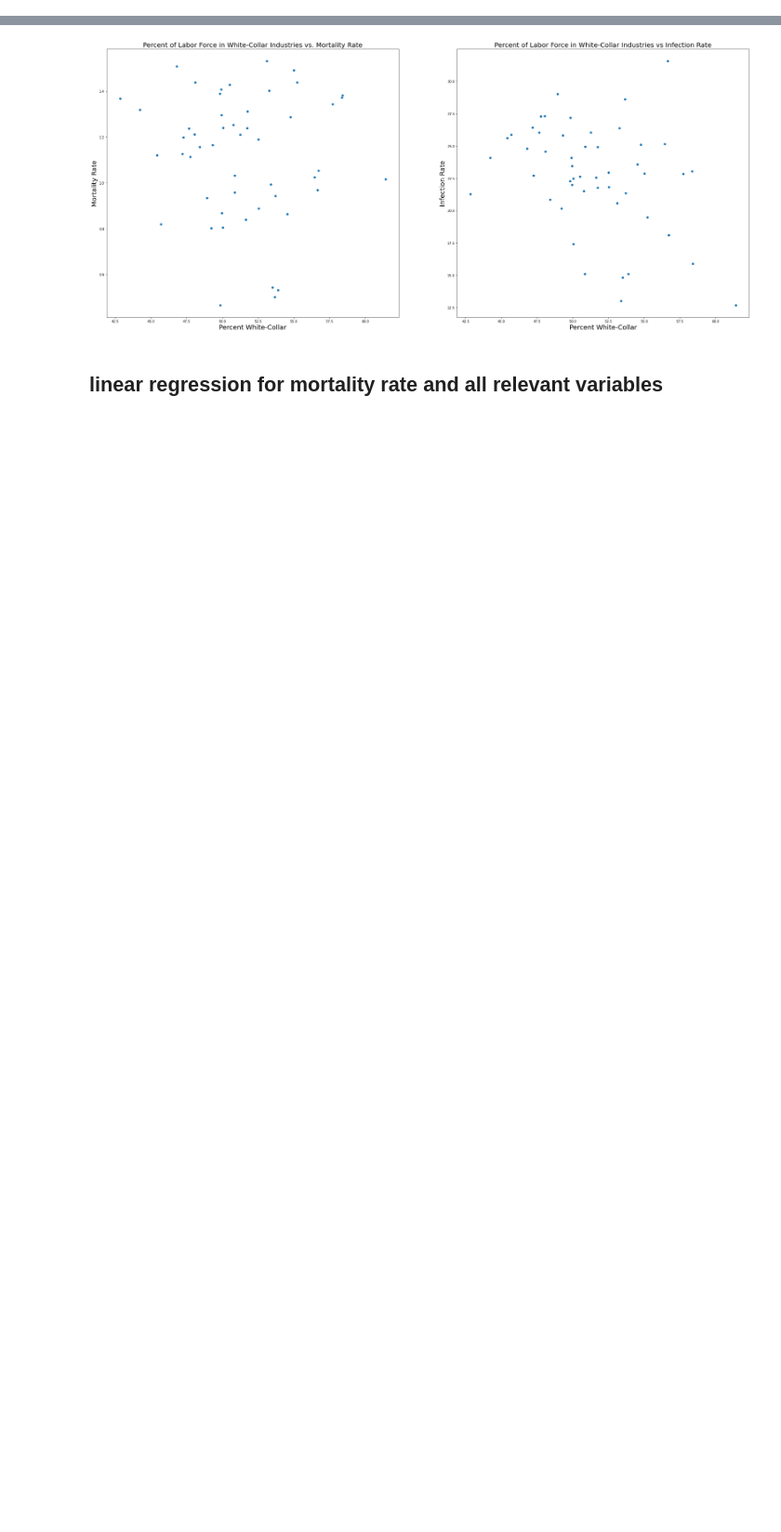
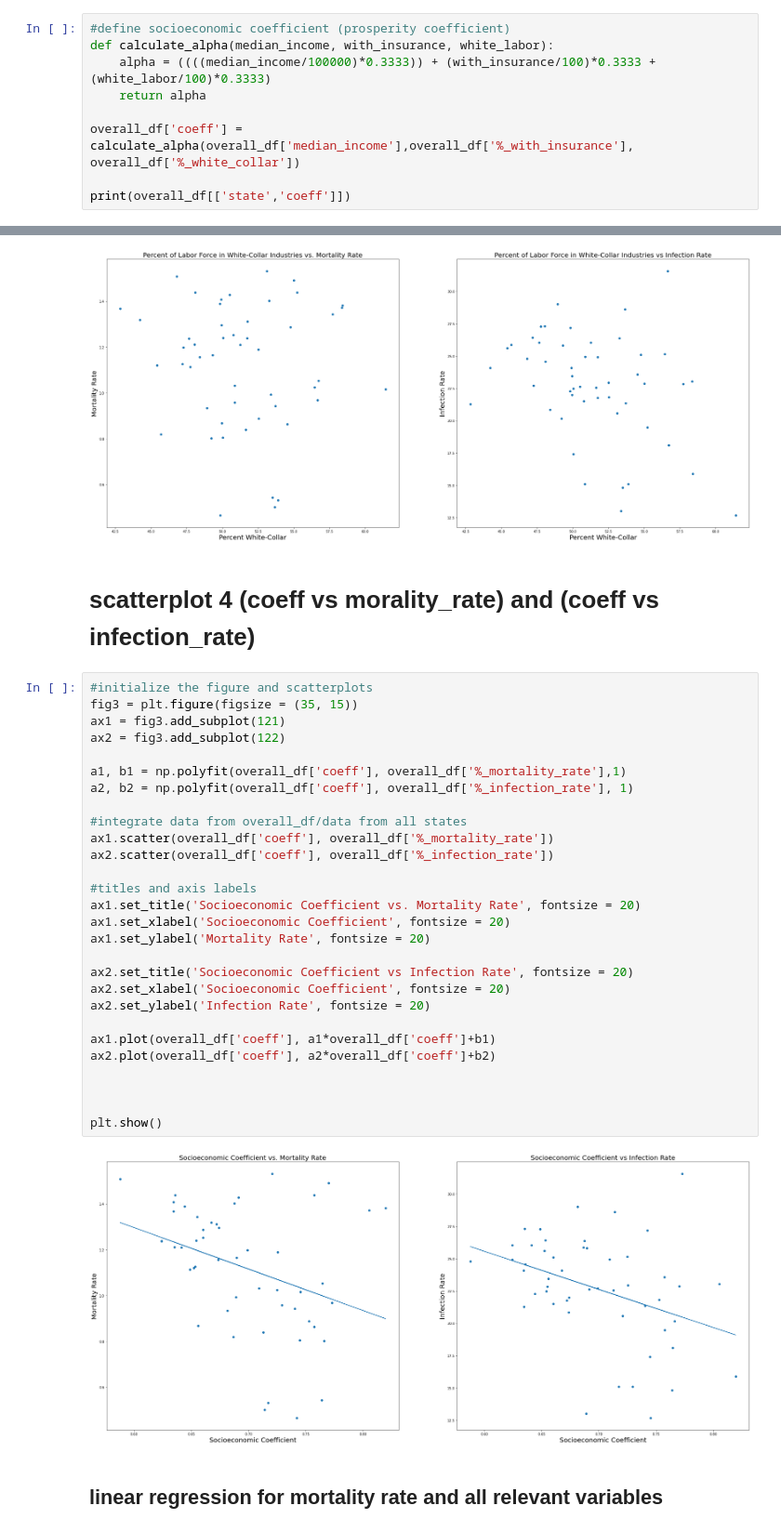
Before and after one commit to EthanLDot/COVID_Socioecon_DataScience_Project, a Jupyter notebook: EDACheckpointGroup029-Wi22.ipynb, the cells around one changed output, grey strips where cells are left out. Shown at 93% size. Cells and saved outputs as stored; diff of their text form; blank space fills up the shorter version.

```diff
--- a/EDACheckpointGroup029-Wi22.ipynb
+++ b/EDACheckpointGroup029-Wi22.ipynb
@@ -485,3 +471,12 @@ overall_df
 | 47 | WV | 671.9 | 257.6 | 38.339039 | 368.0 | 54.770055 | 51615.0 | ... |
 | 48 | WI | 2831.1 | 1343.6 | 47.458585 | 1293.9 | 45.703084 | 67094.0 | ... |
 | 49 | WY | 273.7 | 116.5 | 42.564852 | 124.3 | 45.414688 | 65108.0 | ... |
+# %%
+#define socioeconomic coefficient (prosperity coefficient)
+def calculate_alpha(median_income, with_insurance, white_labor):
+    alpha = ((((median_income/100000)*0.3333)) + (with_insurance/100)*0.3333 + (white_labor/100)*0.3333)
+    return alpha
+
+overall_df['coeff'] = calculate_alpha(overall_df['median_income'],overall_df['%_with_insurance'], overall_df['%_white_collar'])
+
+print(overall_df[['state','coeff']])
@@ -575,6 +588,39 @@ ax2.set_ylabel('Infection Rate', fontsize = 20)
 plt.show()
 # %% [output]
 [figure]
+# %% [markdown]
+
+# scatterplot 4 (coeff vs morality_rate) and (coeff vs infection_rate)
+# %%
+#initialize the figure and scatterplots
+fig3 = plt.figure(figsize = (35, 15))
+ax1 = fig3.add_subplot(121)
+ax2 = fig3.add_subplot(122)
+
+a1, b1 = np.polyfit(overall_df['coeff'], overall_df['%_mortality_rate'],1)
+a2, b2 = np.polyfit(overall_df['coeff'], overall_df['%_infection_rate'], 1)
+
+#integrate data from overall_df/data from all states
+ax1.scatter(overall_df['coeff'], overall_df['%_mortality_rate'])
+ax2.scatter(overall_df['coeff'], overall_df['%_infection_rate'])
+
+#titles and axis labels
+ax1.set_title('Socioeconomic Coefficient vs. Mortality Rate', fontsize = 20)
+ax1.set_xlabel('Socioeconomic Coefficient', fontsize = 20)
+ax1.set_ylabel('Mortality Rate', fontsize = 20)
+
+ax2.set_title('Socioeconomic Coefficient vs Infection Rate', fontsize = 20)
+ax2.set_xlabel('Socioeconomic Coefficient', fontsize = 20)
+ax2.set_ylabel('Infection Rate', fontsize = 20)
+
+ax1.plot(overall_df['coeff'], a1*overall_df['coeff']+b1)
+ax2.plot(overall_df['coeff'], a2*overall_df['coeff']+b2)
+
+
+
+plt.show()
+# %% [output]
+[figure, added]
 # %% [markdown]
 ## linear regression for mortality rate and all relevant variables
 # %%
```
Also changed, not shown: parts of 7 cells of this notebook.
